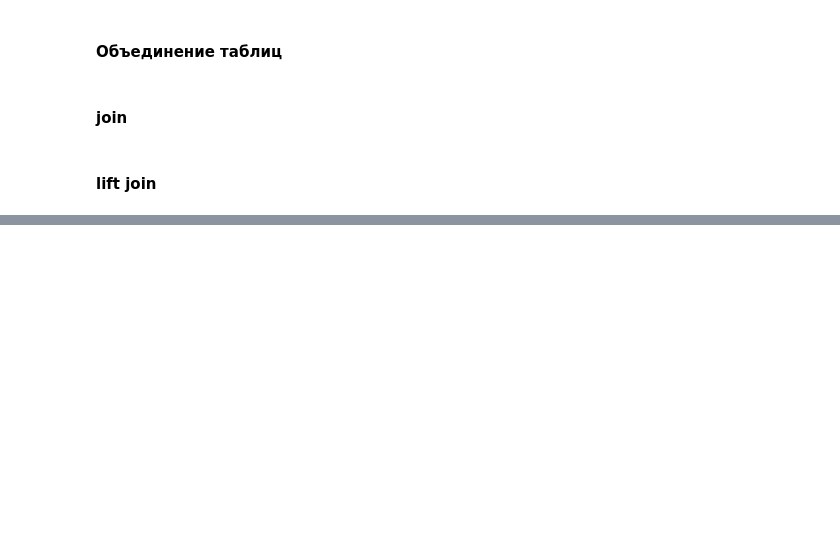
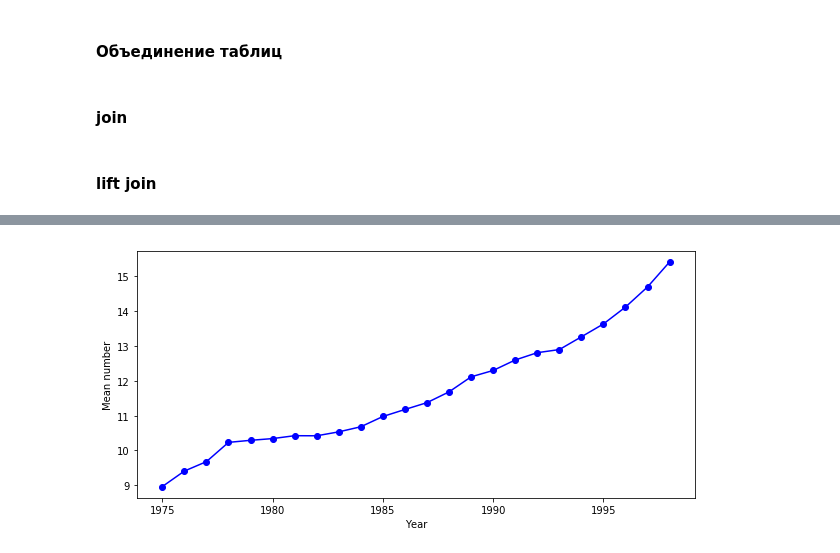
Before and after one commit to askar-alty/hadoop_in_action, a Jupyter notebook: Hive.ipynb, the cells around one changed output, grey strips where cells are left out. Drawn from its saved outputs; the diff is of its cells as text; code cells hidden in the pictures; blank space fills up the shorter version.

```diff
--- a/Hive.ipynb
+++ b/Hive.ipynb
@@ -233,0 +316,8 @@ OK
+# %%
+out_data = out_data.flatMap(lambda x: [[float(v) if '.' in v else int(v) for v in x.split('\t')]])
+# %%
+v1 = out_data.take(1)[0][1]
+# %%
+out_data = out_data.flatMap(lambda x: [x + [round((x[1] - v1) / v1 * 100, 3)]])
+# %%
+x = np.array(out_data.collect())
@@ -233,0 +326,9 @@ OK
+# %%
+plt.figure(figsize=(10,10))
+plt.subplot(211)
+plt.plot(x.T[0], x.T[2], 'bo', x.T[0], x.T[2], 'k',  color='b')
+plt.xlabel('Year')
+plt.ylabel('Mean number')
+plt.show()
+# %% [output]
+[figure, added]
```
Also changed, not shown: parts of 16 cells of this notebook.
